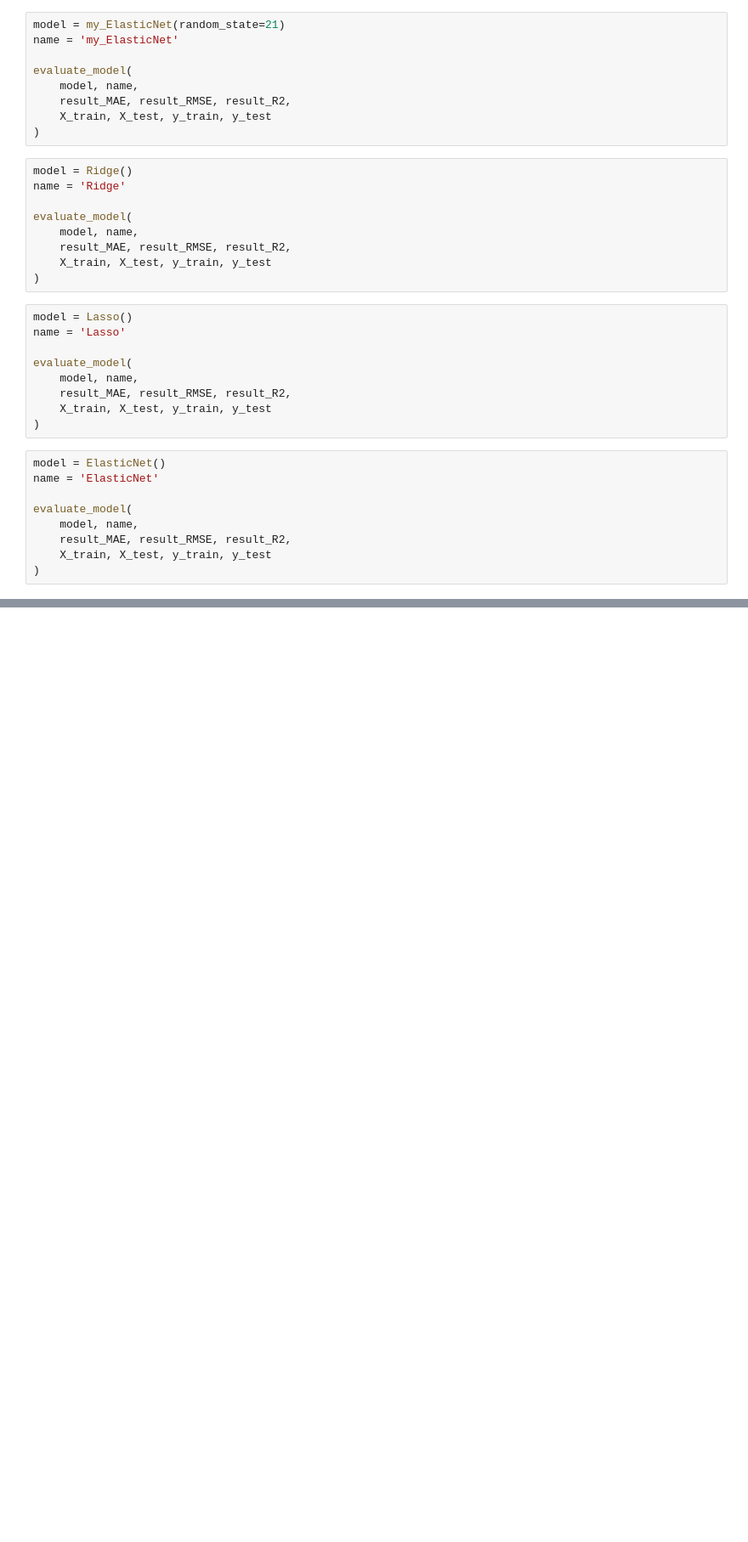
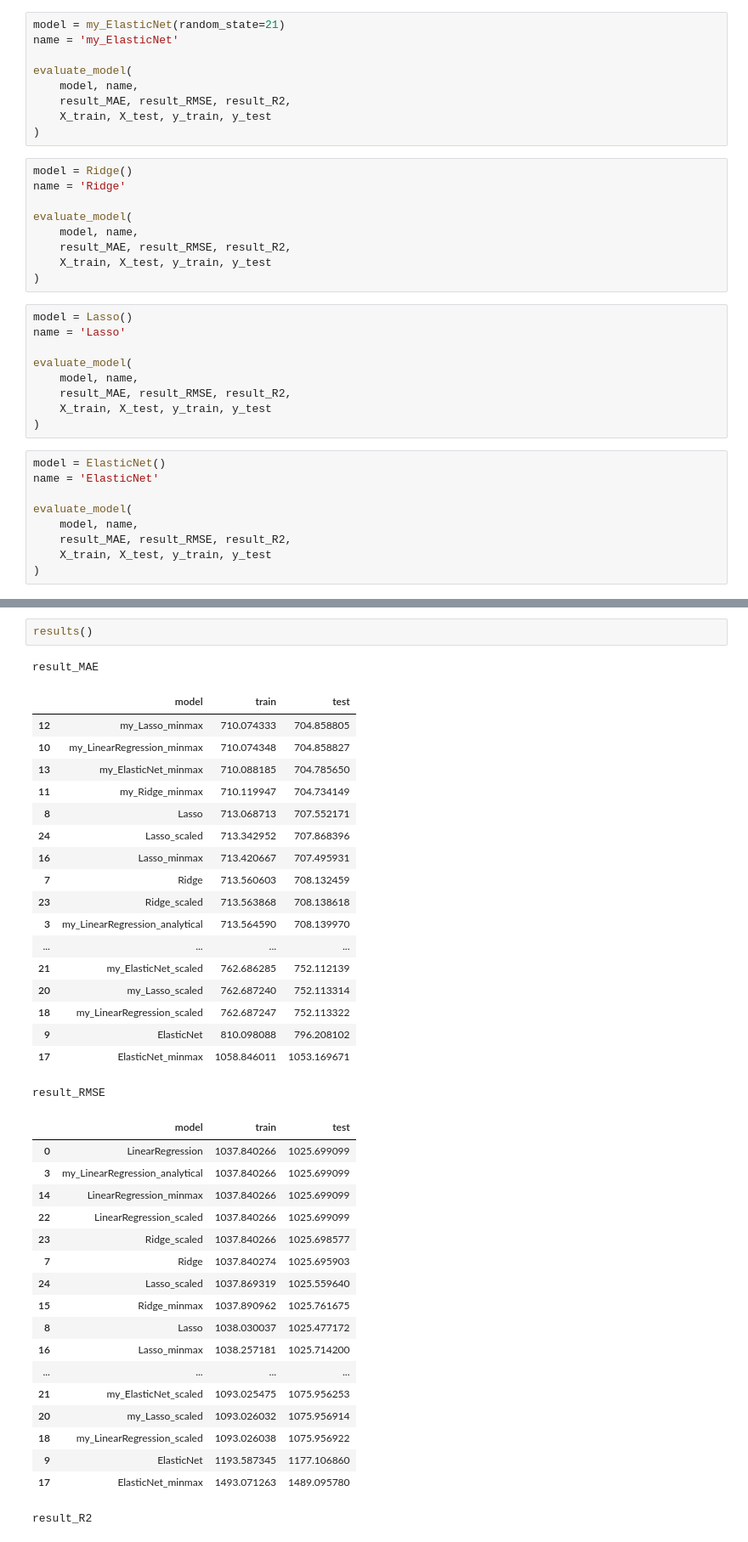
Before and after one commit to apkinalbert/school21_ML2_Supervised_learning, a Jupyter notebook: src/2_ml.ipynb, the cells around one changed output, grey strips where cells are left out. Shown at 85% size. Cells and saved outputs as stored; diff of their text form; blank space fills up the shorter version.

```diff
--- a/src/2_ml.ipynb
+++ b/src/2_ml.ipynb
@@ -292,0 +433,40 @@ result_R2
+# %%
+results()
+# %% [output]
+result_MAE
+|  | model | train | test |
+| 12 | my_Lasso_minmax | 710.074333 | 704.858805 |
+| 10 | my_LinearRegression_minmax | 710.074348 | 704.858827 |
+| 13 | my_ElasticNet_minmax | 710.088185 | 704.785650 |
+| 11 | my_Ridge_minmax | 710.119947 | 704.734149 |
+| 8 | Lasso | 713.068713 | 707.552171 |
+| 24 | Lasso_scaled | 713.342952 | 707.868396 |
+| 16 | Lasso_minmax | 713.420667 | 707.495931 |
+| 7 | Ridge | 713.560603 | 708.132459 |
+| 23 | Ridge_scaled | 713.563868 | 708.138618 |
+| 3 | my_LinearRegression_analytical | 713.564590 | 708.139970 |
+| ... | ... | ... | ... |
+| 21 | my_ElasticNet_scaled | 762.686285 | 752.112139 |
+| 20 | my_Lasso_scaled | 762.687240 | 752.113314 |
+| 18 | my_LinearRegression_scaled | 762.687247 | 752.113322 |
+| 9 | ElasticNet | 810.098088 | 796.208102 |
+| 17 | ElasticNet_minmax | 1058.846011 | 1053.169671 |
+result_RMSE
+|  | model | train | test |
+| 0 | LinearRegression | 1037.840266 | 1025.699099 |
+| 3 | my_LinearRegression_analytical | 1037.840266 | 1025.699099 |
+| 14 | LinearRegression_minmax | 1037.840266 | 1025.699099 |
+| 22 | LinearRegression_scaled | 1037.840266 | 1025.699099 |
+| 23 | Ridge_scaled | 1037.840266 | 1025.698577 |
+| 7 | Ridge | 1037.840274 | 1025.695903 |
+| 24 | Lasso_scaled | 1037.869319 | 1025.559640 |
+| 15 | Ridge_minmax | 1037.890962 | 1025.761675 |
+| 8 | Lasso | 1038.030037 | 1025.477172 |
+| 16 | Lasso_minmax | 1038.257181 | 1025.714200 |
+| ... | ... | ... | ... |
+| 21 | my_ElasticNet_scaled | 1093.025475 | 1075.956253 |
+| 20 | my_Lasso_scaled | 1093.026032 | 1075.956914 |
+| 18 | my_LinearRegression_scaled | 1093.026038 | 1075.956922 |
+| 9 | ElasticNet | 1193.587345 | 1177.106860 |
+| 17 | ElasticNet_minmax | 1493.071263 | 1489.095780 |
+result_R2
```
Also changed, not shown: parts of 20 cells of this notebook, 1 other file.
